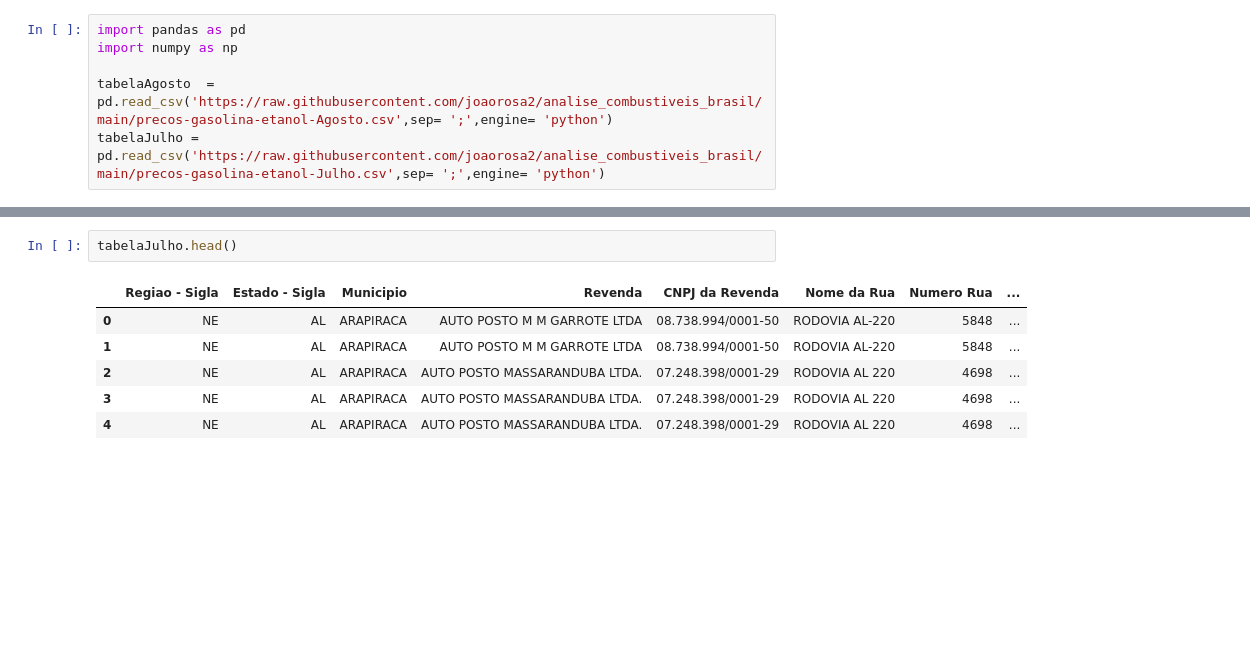
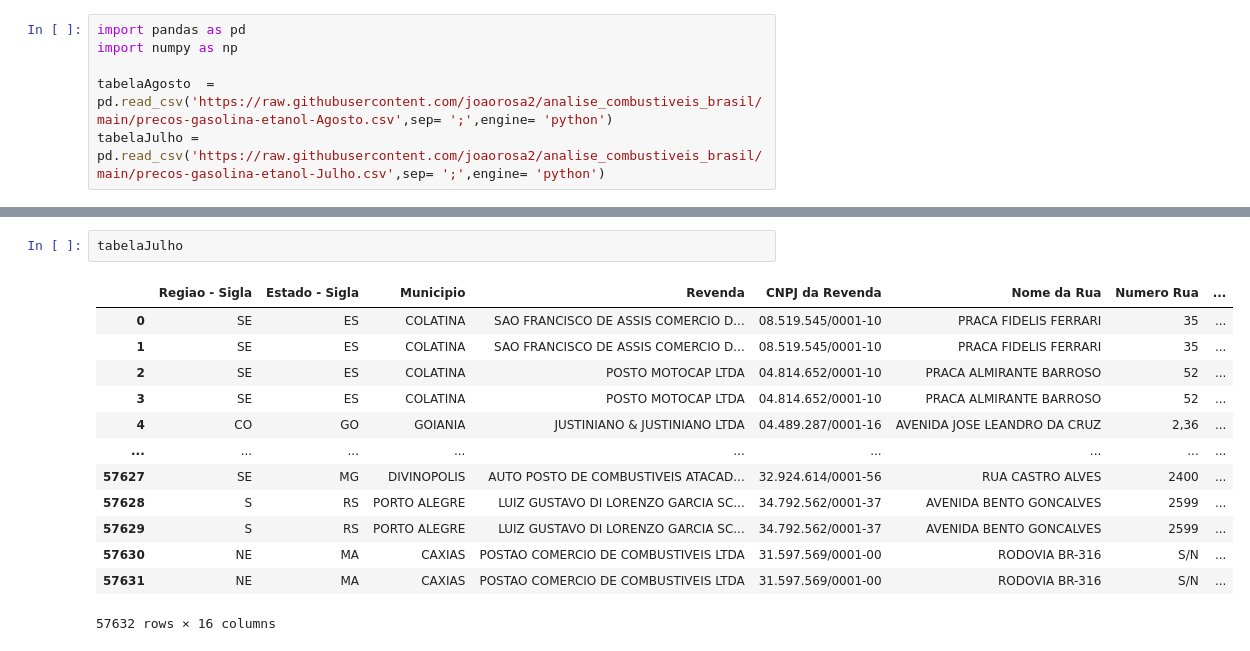
Before and after one commit to joaorosa2/analise_combustiveis_brasil, a Jupyter notebook: ProjetoM4.ipynb, the cells around one changed output, grey strips where cells are left out. Drawn from its saved outputs; the diff is of its cells as text; blank space fills up the shorter version.

```diff
--- a/ProjetoM4.ipynb
+++ b/ProjetoM4.ipynb
@@ -18,9 +25,16 @@ tabelaAgosto.head()
 # %%
-tabelaJulho.head()
+tabelaJulho
 # %% [output]
 |  | Regiao - Sigla | Estado - Sigla | Municipio | Revenda | CNPJ da Revenda | Nome da Rua | Numero Rua | ... |
-| 0 | NE | AL | ARAPIRACA | AUTO POSTO M M GARROTE LTDA | 08.738.994/0001-50 | RODOVIA AL-220 | 5848 | ... |
-| 1 | NE | AL | ARAPIRACA | AUTO POSTO M M GARROTE LTDA | 08.738.994/0001-50 | RODOVIA AL-220 | 5848 | ... |
-| 2 | NE | AL | ARAPIRACA | AUTO POSTO MASSARANDUBA LTDA. | 07.248.398/0001-29 | RODOVIA AL 220 | 4698 | ... |
-| 3 | NE | AL | ARAPIRACA | AUTO POSTO MASSARANDUBA LTDA. | 07.248.398/0001-29 | RODOVIA AL 220 | 4698 | ... |
-| 4 | NE | AL | ARAPIRACA | AUTO POSTO MASSARANDUBA LTDA. | 07.248.398/0001-29 | RODOVIA AL 220 | 4698 | ... |
+| 0 | SE | ES | COLATINA | SAO FRANCISCO DE ASSIS COMERCIO D... | 08.519.545/0001-10 | PRACA FIDELIS FERRARI | 35 | ... |
+| 1 | SE | ES | COLATINA | SAO FRANCISCO DE ASSIS COMERCIO D... | 08.519.545/0001-10 | PRACA FIDELIS FERRARI | 35 | ... |
+| 2 | SE | ES | COLATINA | POSTO MOTOCAP LTDA | 04.814.652/0001-10 | PRACA ALMIRANTE BARROSO | 52 | ... |
+| 3 | SE | ES | COLATINA | POSTO MOTOCAP LTDA | 04.814.652/0001-10 | PRACA ALMIRANTE BARROSO | 52 | ... |
+| 4 | CO | GO | GOIANIA | JUSTINIANO & JUSTINIANO LTDA | 04.489.287/0001-16 | AVENIDA JOSE LEANDRO DA CRUZ | 2,36 | ... |
+| ... | ... | ... | ... | ... | ... | ... | ... | ... |
+| 57627 | SE | MG | DIVINOPOLIS | AUTO POSTO DE COMBUSTIVEIS ATACAD... | 32.924.614/0001-56 | RUA CASTRO ALVES | 2400 | ... |
+| 57628 | S | RS | PORTO ALEGRE | LUIZ GUSTAVO DI LORENZO GARCIA SC... | 34.792.562/0001-37 | AVENIDA BENTO GONCALVES | 2599 | ... |
+| 57629 | S | RS | PORTO ALEGRE | LUIZ GUSTAVO DI LORENZO GARCIA SC... | 34.792.562/0001-37 | AVENIDA BENTO GONCALVES | 2599 | ... |
+| 57630 | NE | MA | CAXIAS | POSTAO COMERCIO DE COMBUSTIVEIS LTDA | 31.597.569/0001-00 | RODOVIA BR-316 | S/N | ... |
+| 57631 | NE | MA | CAXIAS | POSTAO COMERCIO DE COMBUSTIVEIS LTDA | 31.597.569/0001-00 | RODOVIA BR-316 | S/N | ... |
+57632 rows × 16 columns
```
Also changed, not shown: parts of 4 cells of this notebook.
